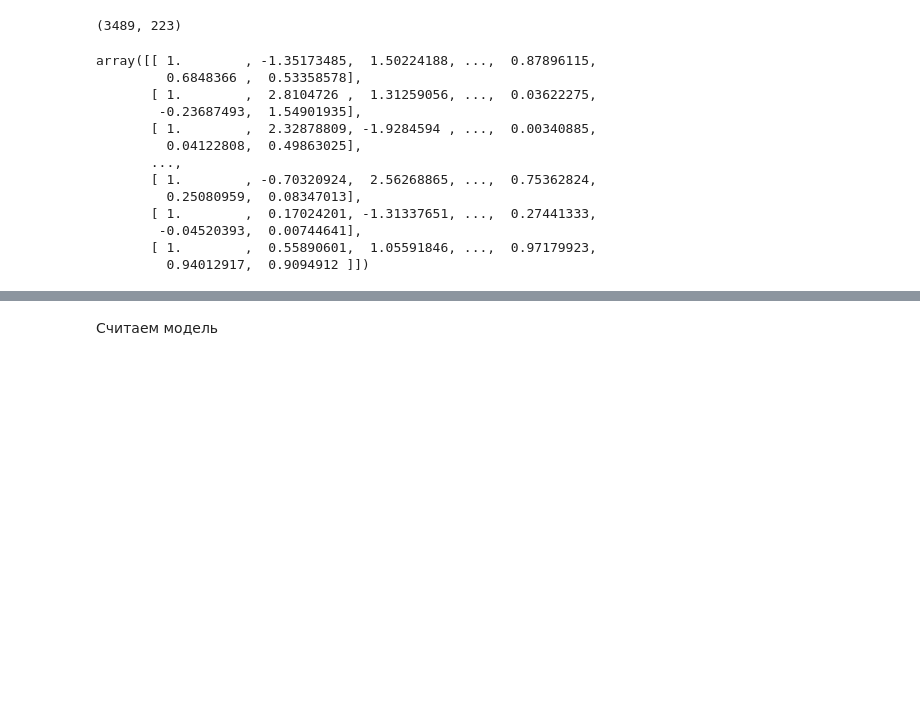
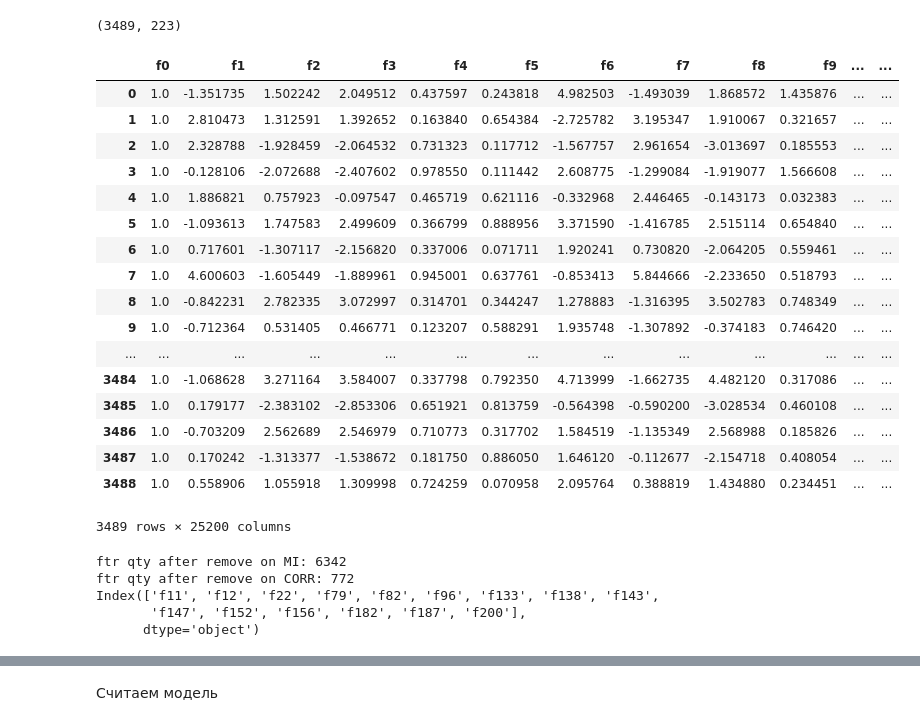
Before and after one commit to MiniGN/mlbootcamp-4, a Jupyter notebook: [ftr]Ftr_selection_stat.ipynb, the cells around one changed output, grey strips where cells are left out. Saved outputs shown, nothing was run; the diff lists cells and outputs as text; code cells hidden in the pictures; blank space fills up the shorter version.

```diff
--- a/[ftr]Ftr_selection_stat.ipynb
+++ b/[ftr]Ftr_selection_stat.ipynb
@@ -82,22 +82,37 @@ X.shape
 # %%
 poly = PolynomialFeatures(2)
 X_poly=poly.fit_transform(X)
+# %%
+X_poly=pd.DataFrame(data=X_poly,columns=['f'+str(i) for i in range(X_poly.shape[1])])
+# %%
+X_poly
+# %% [output]
+|  | f0 | f1 | f2 | f3 | f4 | f5 | f6 | f7 | f8 | f9 | ... | ... |
+| 0 | 1.0 | -1.351735 | 1.502242 | 2.049512 | 0.437597 | 0.243818 | 4.982503 | -1.493039 | 1.868572 | 1.435876 | ... | ... |
+| 1 | 1.0 | 2.810473 | 1.312591 | 1.392652 | 0.163840 | 0.654384 | -2.725782 | 3.195347 | 1.910067 | 0.321657 | ... | ... |
+| 2 | 1.0 | 2.328788 | -1.928459 | -2.064532 | 0.731323 | 0.117712 | -1.567757 | 2.961654 | -3.013697 | 0.185553 | ... | ... |
+| 3 | 1.0 | -0.128106 | -2.072688 | -2.407602 | 0.978550 | 0.111442 | 2.608775 | -1.299084 | -1.919077 | 1.566608 | ... | ... |
+| 4 | 1.0 | 1.886821 | 0.757923 | -0.097547 | 0.465719 | 0.621116 | -0.332968 | 2.446465 | -0.143173 | 0.032383 | ... | ... |
+| 5 | 1.0 | -1.093613 | 1.747583 | 2.499609 | 0.366799 | 0.888956 | 3.371590 | -1.416785 | 2.515114 | 0.654840 | ... | ... |
+| 6 | 1.0 | 0.717601 | -1.307117 | -2.156820 | 0.337006 | 0.071711 | 1.920241 | 0.730820 | -2.064205 | 0.559461 | ... | ... |
+| 7 | 1.0 | 4.600603 | -1.605449 | -1.889961 | 0.945001 | 0.637761 | -0.853413 | 5.844666 | -2.233650 | 0.518793 | ... | ... |
+| 8 | 1.0 | -0.842231 | 2.782335 | 3.072997 | 0.314701 | 0.344247 | 1.278883 | -1.316395 | 3.502783 | 0.748349 | ... | ... |
+| 9 | 1.0 | -0.712364 | 0.531405 | 0.466771 | 0.123207 | 0.588291 | 1.935748 | -1.307892 | -0.374183 | 0.746420 | ... | ... |
+| ... | ... | ... | ... | ... | ... | ... | ... | ... | ... | ... | ... | ... |
+| 3484 | 1.0 | -1.068628 | 3.271164 | 3.584007 | 0.337798 | 0.792350 | 4.713999 | -1.662735 | 4.482120 | 0.317086 | ... | ... |
+| 3485 | 1.0 | 0.179177 | -2.383102 | -2.853306 | 0.651921 | 0.813759 | -0.564398 | -0.590200 | -3.028534 | 0.460108 | ... | ... |
+| 3486 | 1.0 | -0.703209 | 2.562689 | 2.546979 | 0.710773 | 0.317702 | 1.584519 | -1.135349 | 2.568988 | 0.185826 | ... | ... |
+| 3487 | 1.0 | 0.170242 | -1.313377 | -1.538672 | 0.181750 | 0.886050 | 1.646120 | -0.112677 | -2.154718 | 0.408054 | ... | ... |
+| 3488 | 1.0 | 0.558906 | 1.055918 | 1.309998 | 0.724259 | 0.070958 | 2.095764 | 0.388819 | 1.434880 | 0.234451 | ... | ... |
+3489 rows × 25200 columns
 # %%
 mi_threshold=0.03 # Порог ВИ
 corr_threshold=0.75  # Порог корреляции
 X_polysel=make_selection(X_poly,mi_threshold,corr_threshold)
 print (X_sel.columns)
 # %% [output]
-array([[ 1.        , -1.35173485,  1.50224188, ...,  0.87896115,
-         0.6848366 ,  0.53358578],
-       [ 1.        ,  2.8104726 ,  1.31259056, ...,  0.03622275,
-        -0.23687493,  1.54901935],
-       [ 1.        ,  2.32878809, -1.9284594 , ...,  0.00340885,
-         0.04122808,  0.49863025],
-       ...,
-       [ 1.        , -0.70320924,  2.56268865, ...,  0.75362824,
-         0.25080959,  0.08347013],
-       [ 1.        ,  0.17024201, -1.31337651, ...,  0.27441333,
-        -0.04520393,  0.00744641],
-       [ 1.        ,  0.55890601,  1.05591846, ...,  0.97179923,
-         0.94012917,  0.9094912 ]])
+ftr qty after remove on MI: 6342
+ftr qty after remove on CORR: 772
+Index(['f11', 'f12', 'f22', 'f79', 'f82', 'f96', 'f133', 'f138', 'f143',
+       'f147', 'f152', 'f156', 'f182', 'f187', 'f200'],
+      dtype='object')
```
Also changed, not shown: parts of 12 cells of this notebook, 4 other files.
